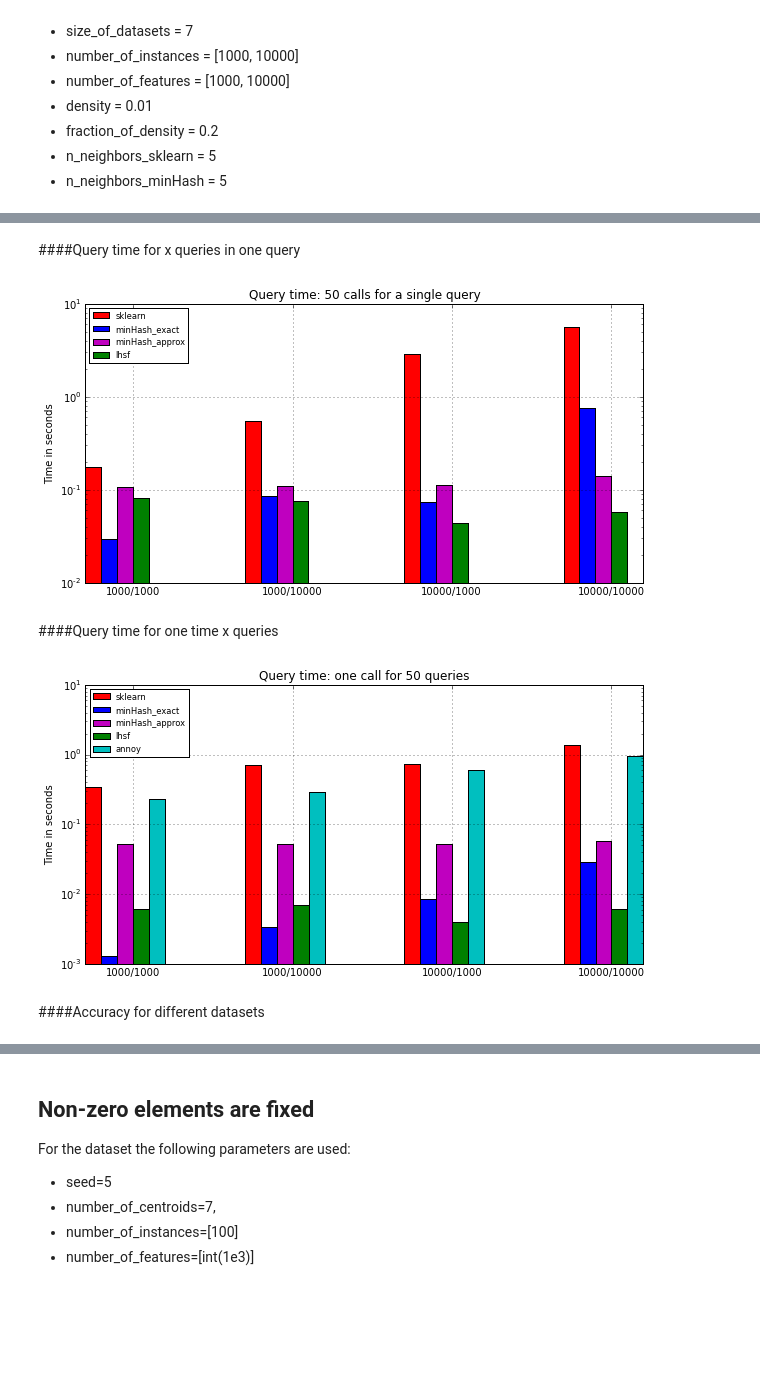
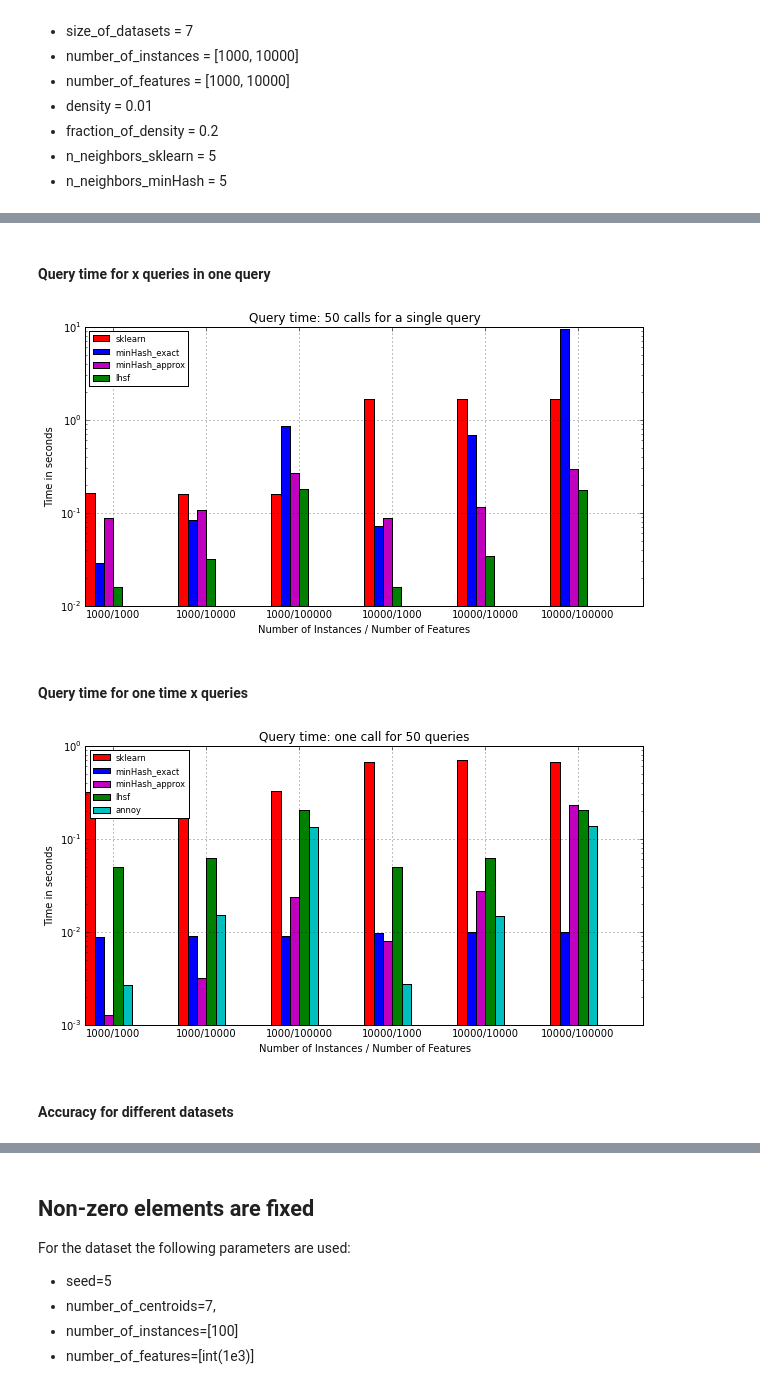
Before and after one commit to joachimwolff/sparse-neighbors-search, a Jupyter notebook: example/artificial_dataset.ipynb, the cells around one changed output, grey strips where cells are left out. Cells and saved outputs as stored; diff of their text form; code cells hidden in the pictures; blank space fills up the shorter version.

```diff
--- a/example/artificial_dataset.ipynb
+++ b/example/artificial_dataset.ipynb
@@ -46,7 +45,7 @@ seed = 6
 centroids = 8
 size_of_datasets = 7
 number_of_instances = [1000, 10000]
-number_of_features = [1000, 10000]
+number_of_features = [1000, 10000, 100000]
 density = 0.01
 fraction_of_density = 0.2
 n_neighbors_sklearn = 5
@@ -59,7 +58,13 @@ for instances in number_of_instances:
                                          fraction_of_density=fraction_of_density, size_of_dataset = size_of_datasets)
         dataset_array.append(dataset)
 
-returnValues = measure_performance(dataset_array, n_neighbors_sklearn, n_neighbors_minHash)
+projected_data = []
+for d in dataset_array:
+    data_projection = SparseRandomProjection(n_components=50, random_state=1)
+    projected_data.append(data_projection.fit_transform(d))
+
+
+returnValues = measure_performance(dataset_array, n_neighbors_sklearn, n_neighbors_minHash, dataset_dense=projected_data)
 
 xticks = []
 for i in number_of_instances:
@@ -82,21 +86,23 @@ len(number_of_features)
 # %% [markdown]
-####Query time for x queries in one query
+#### Query time for x queries in one query
 # %%
 plotData(data=returnValues[3:7], color=["r", "b", "m", "g"], label=["sklearn", "minHash_exact", "minHash_approx", "lhsf"],
         xticks=xticks, ylabel="Time in seconds", number_of_instances=len(number_of_instances),
+         xlabel="Number of Instances / Number of Features",
         number_of_features=len(number_of_features), title='Query time: 50 calls for a single query')
 # %% [output]
-[figure, old version]
+[figure, new version]
 # %% [markdown]
-####Query time for one time x queries
+#### Query time for one time x queries
 # %%
 plotData(data=returnValues[7:13], color=["r", "b", "m", "g", "c"], label=["sklearn", "minHash_exact", "minHash_approx", "lhsf", "annoy"],
         xticks=xticks, ylabel="Time in seconds", number_of_instances=len(number_of_instances),
+         xlabel="Number of Instances / Number of Features",
         number_of_features=len(number_of_features), title='Query time: one call for 50 queries')
 # %% [output]
-[figure, old version]
+[figure, new version]
 # %% [markdown]
-####Accuracy for different datasets
+#### Accuracy for different datasets
 # %%
 plotData(data=returnValues[13:], color=["g", "b", "m", "c"], label=["lhsf", "minHash_exact", "minHash_approx", "annoy"],
         xticks=xticks, ylabel="Accuracy", number_of_instances=len(number_of_instances),
```
Also changed, not shown: parts of 14 cells of this notebook, 4 other files.
